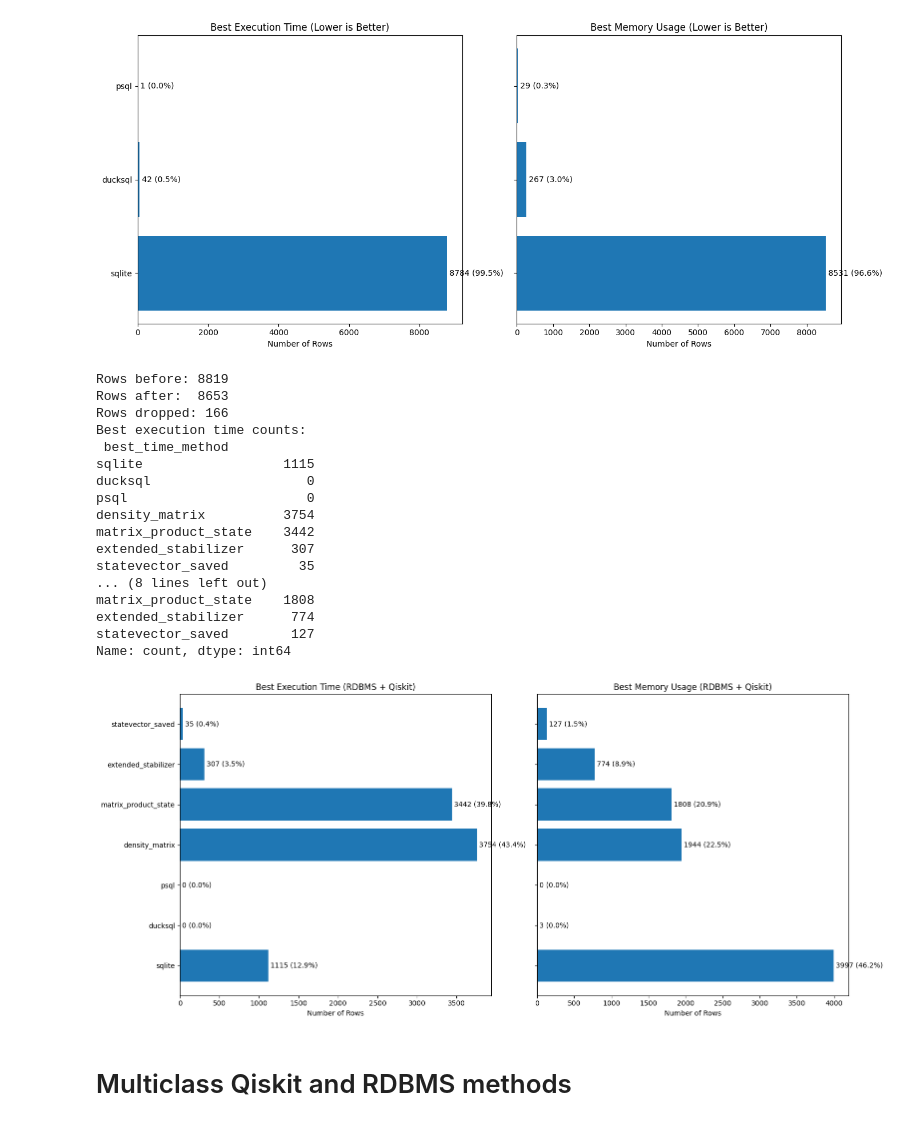
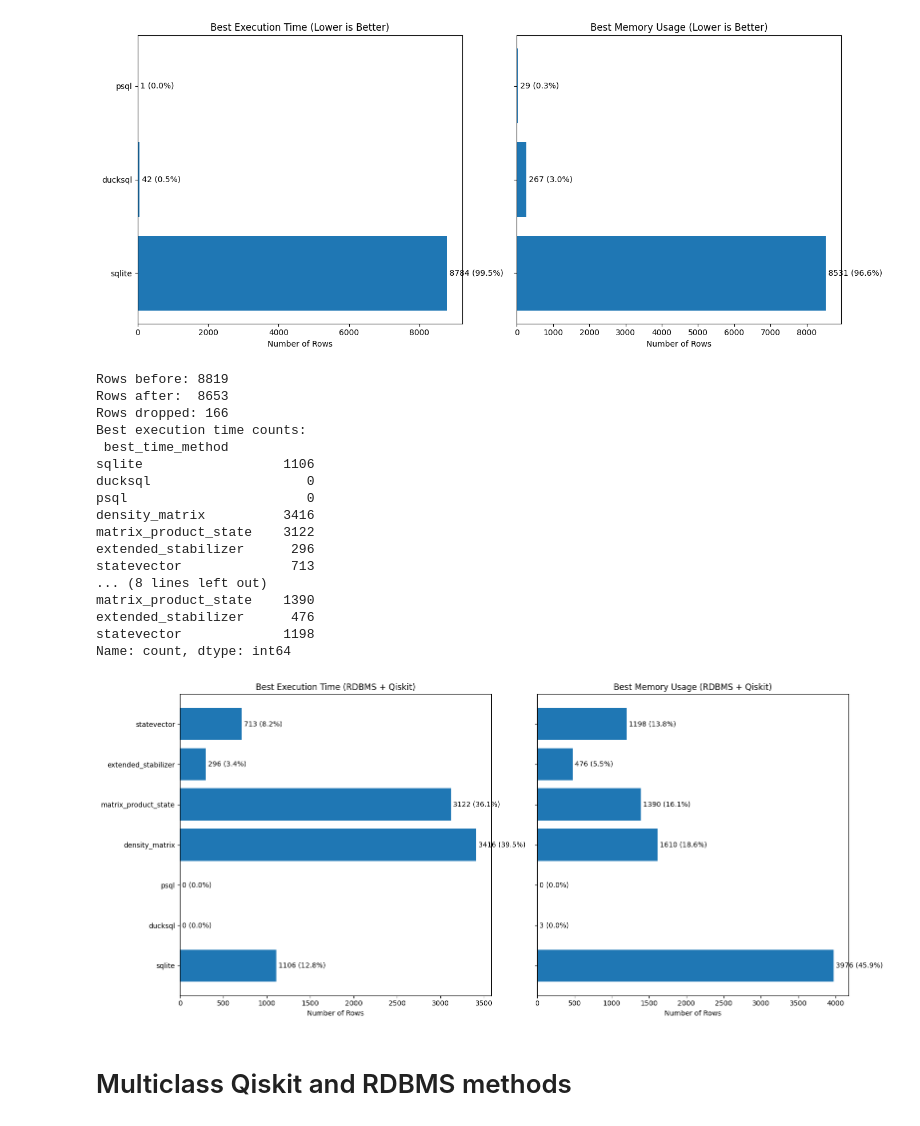
Before and after one commit to InfiniData-Lab/InferQ, a Jupyter notebook: analysis/rdbms.ipynb, the cells around one changed output. Cells and saved outputs as stored; diff of their text form; code cells hidden in the pictures.

Commit message:
Clean dynamic features

```diff
--- a/analysis/rdbms.ipynb
+++ b/analysis/rdbms.ipynb
@@ -17,7 +17,20 @@ PRIMARY_KEY = "RowKey"
 # 1. Load feature tables
 sql_df    = pd.read_csv(base / "sql_metrics.csv")
 static_df = pd.read_csv(base / "static_metrics.csv")
-dynamic_df= pd.read_csv(base / "dynamic_metrics.csv")
+# dynamic_df= pd.read_csv(base / "dynamic_metrics.csv")
+
+from pathlib import Path
+import pandas as pd
+import numpy as np
+
+base = Path("clean_tables")
+PRIMARY_KEY = "RowKey"
+
+# 1. Load feature tables
+dynamic_df = pd.read_csv(base / "dynamic_metrics.csv")
+
+dynamic_df = clean_dataframe(dynamic_df, "statevector_saved_von_neumann_entropy")
+
 graph_df = pd.read_csv(base / "graph_metrics.csv")
 qiskit_df  = pd.read_csv(base / "qiskit_simulation.csv")
 rdbms_df  = pd.read_csv(base / "rdbms_simulation.csv")
@@ -203,7 +221,9 @@ QISKIT_METHODS = [
     "density_matrix",
     "matrix_product_state",
     "extended_stabilizer",
-    "statevector_saved",
+    # "statevector_saved",
+
+    "statevector",
 ]
 ALL_METHODS = RDBMS_METHODS + QISKIT_METHODS
 
@@ -277,42 +297,42 @@ print("\nBest memory usage counts:\n", mem_counts)
 # PLOT (already fast enough)
 # --------------------------------------------------
 fig, axes = plt.subplots(1, 2, figsize=(16, 7), sharey=True)
 
 for ax, counts, title in zip(
     axes,
     [time_counts, mem_counts],
     ["Best Execution Time", "Best Memory Usage"],
 ):
     ax.barh(counts.index, counts.values)
     ax.set_title(f"{title} (RDBMS + Qiskit)")
     ax.set_xlabel("Number of Rows")
 
     total = counts.sum()
     for i, c in enumerate(counts.values):
         pct = 100 * c / total if total else 0
         ax.text(c, i, f" {c} ({pct:.1f}%)", va="center")
 
 plt.tight_layout()
 plt.show()
 # %% [output]
 Rows before: 8819
 Rows after:  8653
 Rows dropped: 166
 Best execution time counts:
  best_time_method
-sqlite                  1115
+sqlite                  1106
 ducksql                    0
 psql                       0
-density_matrix          3754
-matrix_product_state    3442
-extended_stabilizer      307
-statevector_saved         35
+density_matrix          3416
+matrix_product_state    3122
+extended_stabilizer      296
+statevector              713
 ... (8 lines left out)
-matrix_product_state    1808
-extended_stabilizer      774
-statevector_saved        127
+matrix_product_state    1390
+extended_stabilizer      476
+statevector             1198
 Name: count, dtype: int64
-[figure, old version]
+[figure, new version]
 # %% [markdown]
 # Multiclass Qiskit and RDBMS methods
 # %%
```
Also changed, not shown: parts of 4 cells of this notebook, 3 other files.
